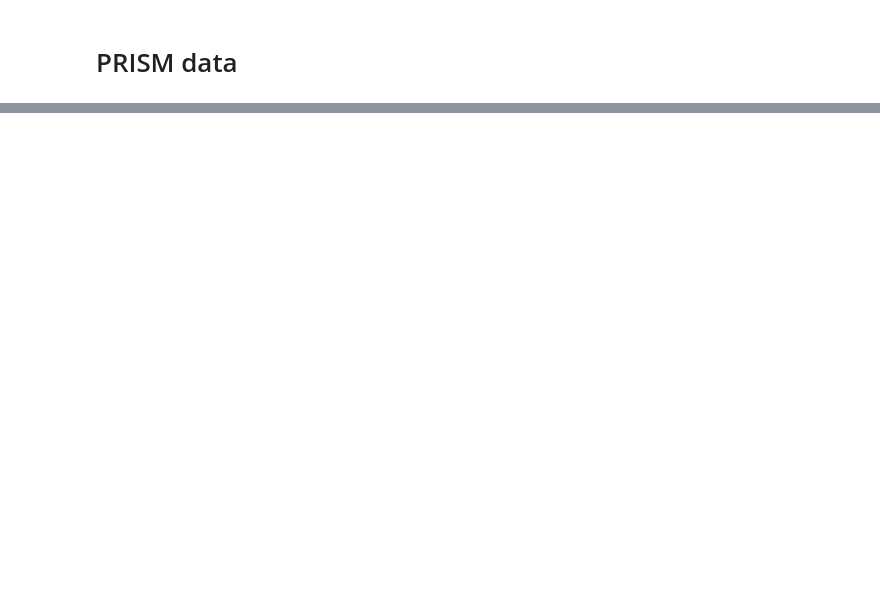
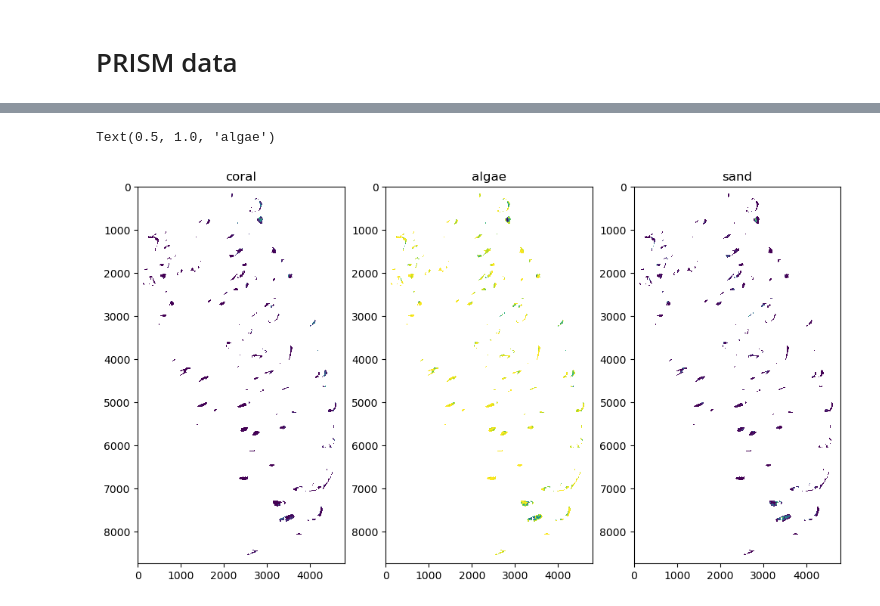
Before and after one commit to orlando-code/onereef, a Jupyter notebook: initial_prism.ipynb, the cells around one changed output, grey strips where cells are left out. Cells and saved outputs as stored; diff of their text form; code cells hidden in the pictures; blank space fills up the shorter version.

```diff
--- a/initial_prism.ipynb
+++ b/initial_prism.ipynb
@@ -112,3 +141,17 @@ Map(bottom=589846.0, center=[-21.91714700361253, 152.36759659859993], controls=(
+# %%
+band_dict = gee_utils.process_tif(swains_tif)
+band1, band2, band3 = band_dict["b1"], band_dict["b2"], band_dict["b3"]
+# %%
+f, ax = plt.subplots(ncols=3, figsize=(12, 8))
+ax[0].imshow(band1, cmap='viridis', vmin=0, vmax=1)
+ax[2].set_title('sand')
+ax[1].imshow(band2, cmap='viridis', vmin=0, vmax=1)
+ax[0].set_title('coral')
+ax[2].imshow(band3, cmap='viridis', vmin=0, vmax=1)
+ax[1].set_title('algae')
+# %% [output]
+Text(0.5, 1.0, 'algae')
+[figure, added]
 # %%
 # TODO:
 # - add depth retrieval
```
Also changed, not shown: parts of 10 cells of this notebook, 1 other file.
